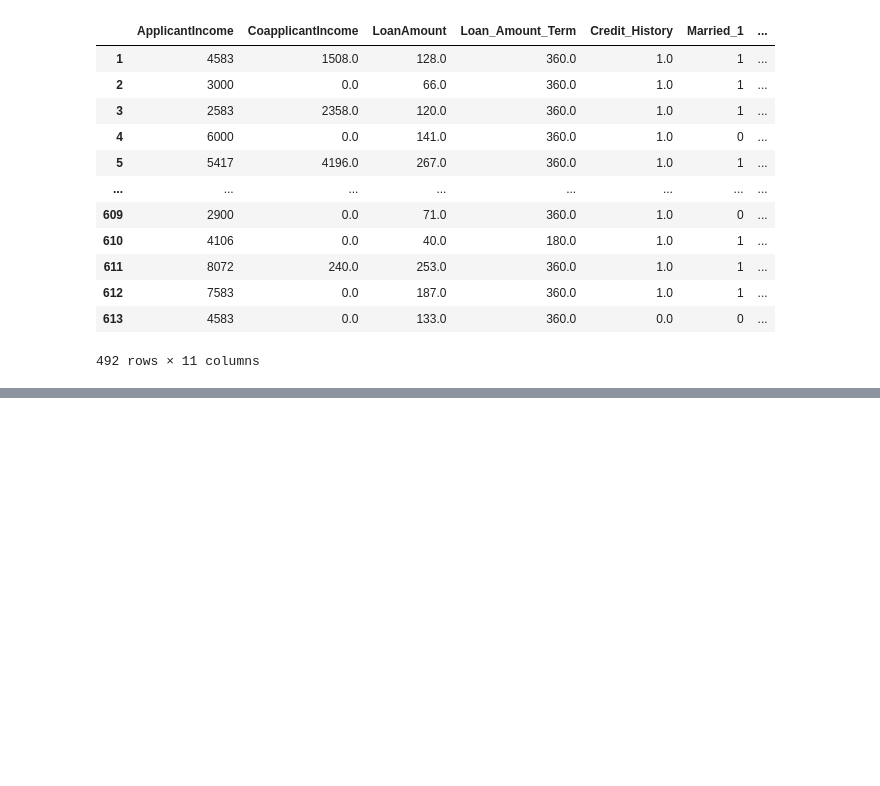
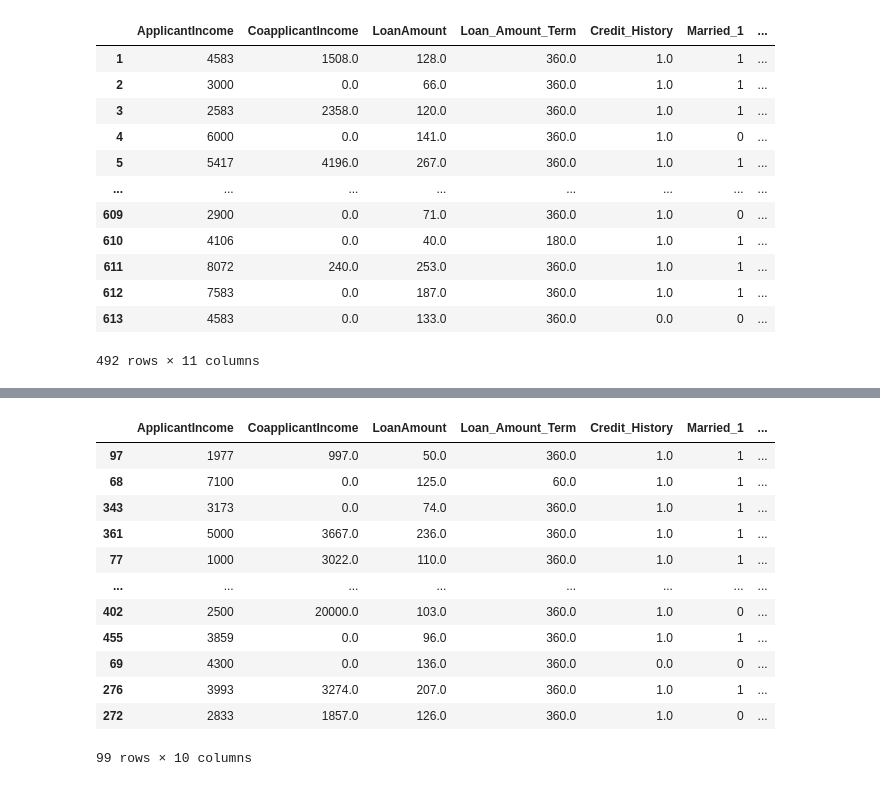
Before and after one commit to dinuwanfernando/10822750-final-year-project, a Jupyter notebook: loan_prediction_version2.ipynb, the cells around one changed output, grey strips where cells are left out. Saved outputs shown, nothing was run; the diff lists cells and outputs as text; code cells hidden in the pictures; blank space fills up the shorter version.

```diff
--- a/loan_prediction_version2.ipynb
+++ b/loan_prediction_version2.ipynb
@@ -489,0 +274,4 @@ df_v2
+# %%
+df_v2= df_v1.drop(['Married','Education','Self_Employed','Property_Area','Loan_Status','Dependents'], axis=1)
+df_v2['Dependents_1']=df_v2['Dependents_1'].astype(int)
+df_v2
@@ -489,0 +294,8 @@ df_v2
+# %%
+test_size = 0.2  # Proportion for the test set (20% in this case)
+random_state = 42  # Ensures reproducibility (optional)
+
+train_index, test_index = train_test_split(df_v2.index, test_size=test_size, random_state=random_state)
+
+train_df = df_v2.loc[train_index]  # Select rows for training set based on indexes
+test_df = df_v2.loc[test_index]   # Select rows for testing set based on indexes
@@ -489,0 +336,4 @@ df_v2
+# %%
+print(test_df)
+test_df['Dependents_1']=test_df['Dependents_1'].astype(int)
+test_df.dtypes
@@ -489,0 +370,3 @@ df_v2
+# %%
+target= 'Loan_Status_1'
+features=['ApplicantIncome','CoapplicantIncome','LoanAmount','Loan_Amount_Term','Credit_History','Married_1','Education_1','Self_Employed_1','Property_Area_1','Dependents_1']
@@ -489,0 +429,17 @@ df_v2
+# %%
+X_test_df= test_df[features]
+X_test_df
+# %% [output]
+|  | ApplicantIncome | CoapplicantIncome | LoanAmount | Loan_Amount_Term | Credit_History | Married_1 | ... |
+| 97 | 1977 | 997.0 | 50.0 | 360.0 | 1.0 | 1 | ... |
+| 68 | 7100 | 0.0 | 125.0 | 60.0 | 1.0 | 1 | ... |
+| 343 | 3173 | 0.0 | 74.0 | 360.0 | 1.0 | 1 | ... |
+| 361 | 5000 | 3667.0 | 236.0 | 360.0 | 1.0 | 1 | ... |
+| 77 | 1000 | 3022.0 | 110.0 | 360.0 | 1.0 | 1 | ... |
+| ... | ... | ... | ... | ... | ... | ... | ... |
+| 402 | 2500 | 20000.0 | 103.0 | 360.0 | 1.0 | 0 | ... |
+| 455 | 3859 | 0.0 | 96.0 | 360.0 | 1.0 | 1 | ... |
+| 69 | 4300 | 0.0 | 136.0 | 360.0 | 0.0 | 0 | ... |
+| 276 | 3993 | 3274.0 | 207.0 | 360.0 | 1.0 | 1 | ... |
+| 272 | 2833 | 1857.0 | 126.0 | 360.0 | 1.0 | 0 | ... |
+99 rows × 10 columns
```
Also changed, not shown: parts of 89 cells of this notebook.
